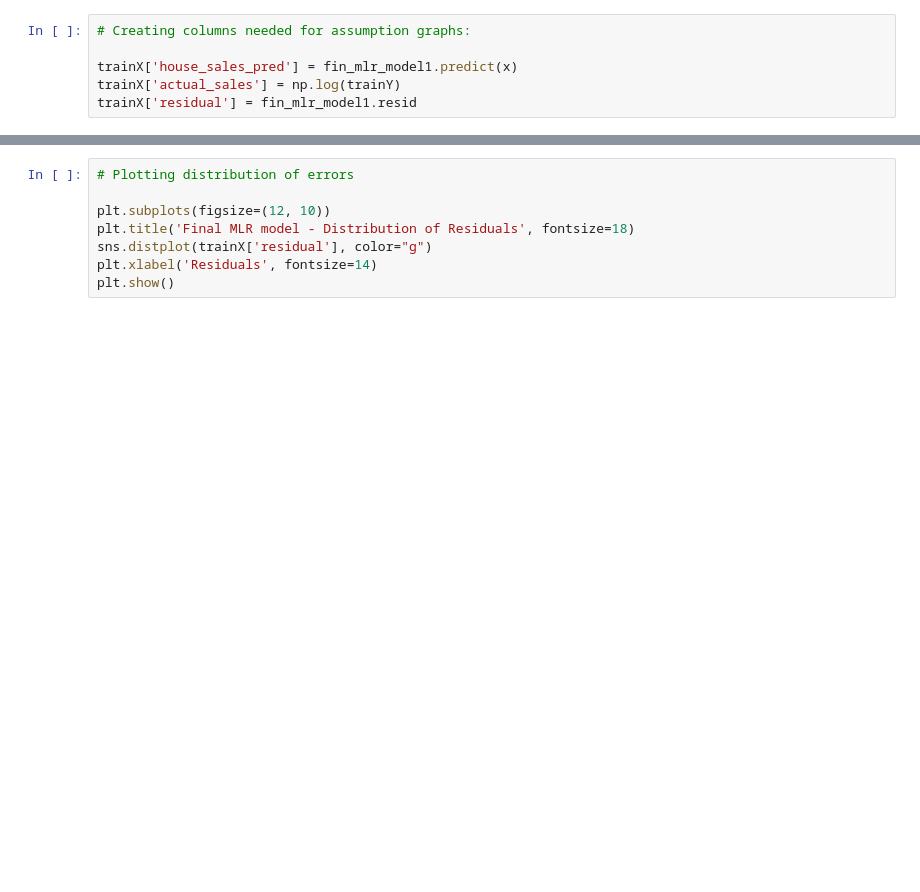
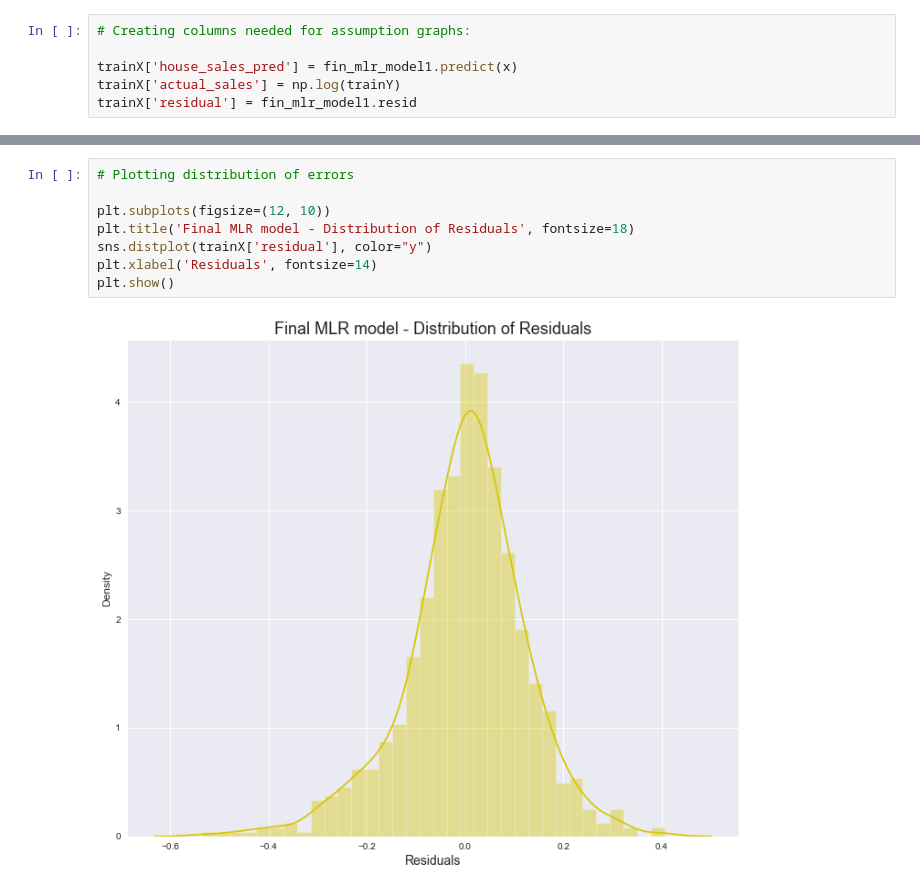
Before and after one commit to suhitasva/ML_Project, a Jupyter notebook: LR_models.ipynb, the cells around one changed output, grey strips where cells are left out. Cells and saved outputs as stored; diff of their text form; blank space fills up the shorter version.

Commit message:
Plotted few more analysis graphs

```diff
--- a/LR_models.ipynb
+++ b/LR_models.ipynb
@@ -548,11 +623,13 @@ print('p-value from the test Anderson-Darling test below 0.05 generally means no
 # %%
 # Plotting distribution of errors
 
 plt.subplots(figsize=(12, 10))
 plt.title('Final MLR model - Distribution of Residuals', fontsize=18)
-sns.distplot(trainX['residual'], color="g")
+sns.distplot(trainX['residual'], color="y")
 plt.xlabel('Residuals', fontsize=14)
 plt.show()
+# %% [output]
+[figure, added]
 # %%
 # Plotting the residuals
 
```
Also changed, not shown: parts of 43 cells of this notebook.
